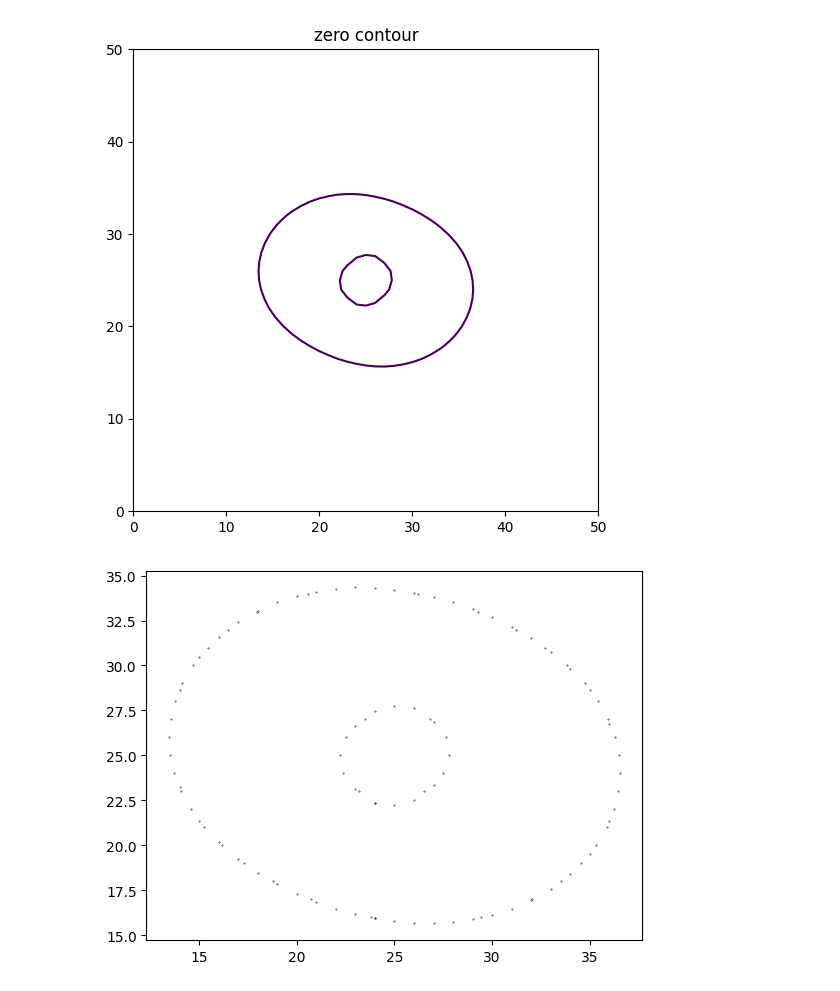
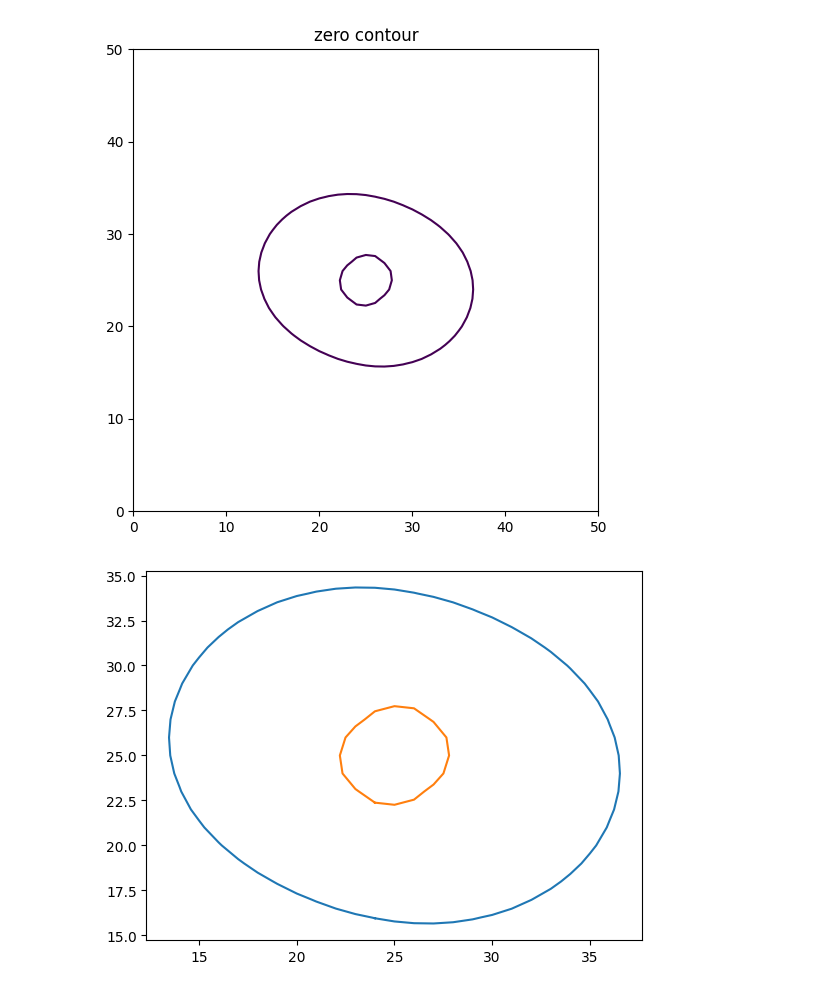
Before and after one commit to OliverRedhead/Gravitational-Lensing, a Jupyter notebook: wk1/PIEMD/piemd_testing.ipynb, the cells around one changed output. Cells and saved outputs as stored; diff of their text form; code cells hidden in the pictures.

```diff
--- a/wk1/PIEMD/piemd_testing.ipynb
+++ b/wk1/PIEMD/piemd_testing.ipynb
@@ -99,5 +119,5 @@ plt.show()
 # %%
-a = df.get_magnification(src)
+a = df.get_magnification()
 
 plt.figure(figsize=(6,6))
 cs = plt.contour(a, levels=[0])
@@ -108,9 +128,10 @@ plt.show()
 segments = cs.allsegs
 # %% [output]
 [figure]
-# %%
-for s in segments[0]:
-    for point in s:
-        plt.scatter(x=point[0], y=point[1], c="black", s=0.1)
-# %% [output]
-[figure, removed]
+# %%
+lvl0segs = segments[0]
+for polygon in lvl0segs:
+    plt.plot(polygon[:, 0], polygon[:, 1], '-')
+plt.show()
+# %% [output]
+[figure, added]
```
Also changed, not shown: parts of 8 cells of this notebook, 4 other files.
